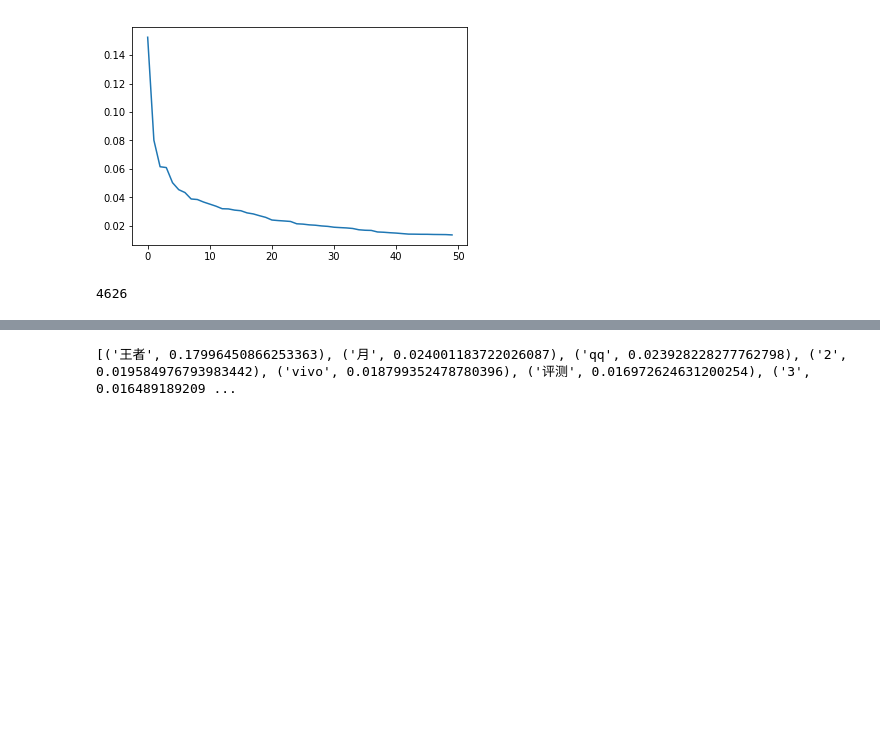
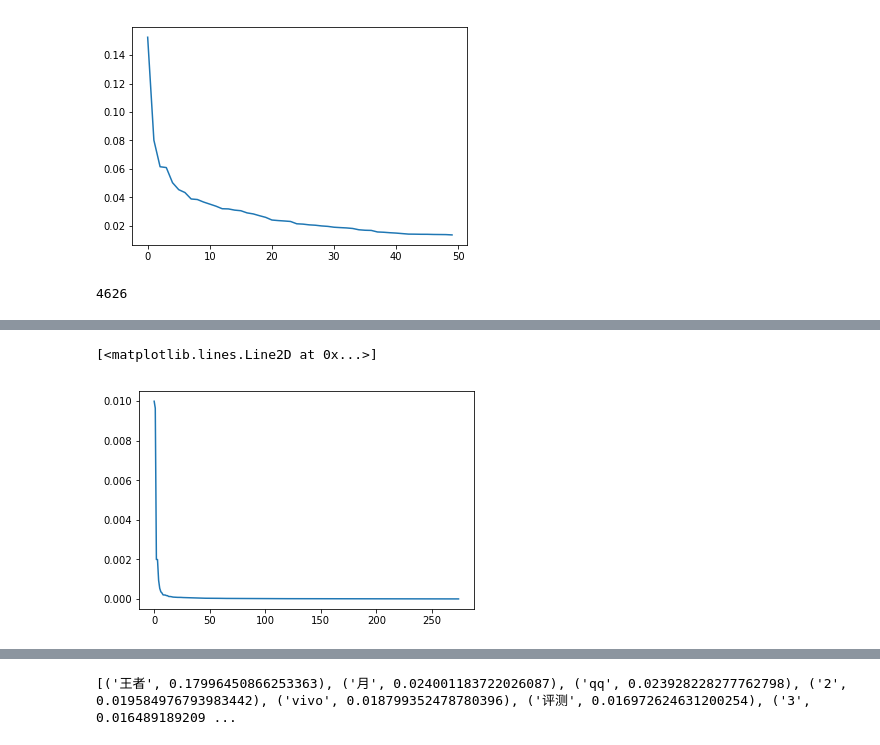
Before and after one commit to voidliududu/compKey, a Jupyter notebook: dataprocess.ipynb, the cells around one changed output, grey strips where cells are left out. Cells and saved outputs as stored; diff of their text form; code cells hidden in the pictures; blank space fills up the shorter version.

```diff
--- a/dataprocess.ipynb
+++ b/dataprocess.ipynb
@@ -520,0 +542,9 @@ print(len(rtest))
+# %%
+rdsort = sorted(rd,reverse=True)
+rd2sort = sorted(rd2,reverse=True)
+# %%
+xx = range(len(rd))
+pyplot.plot(xx,rdsort)
+# %% [output]
+[<matplotlib.lines.Line2D at 0x...>]
+[figure, added]
```
Also changed, not shown: parts of 31 cells of this notebook.
